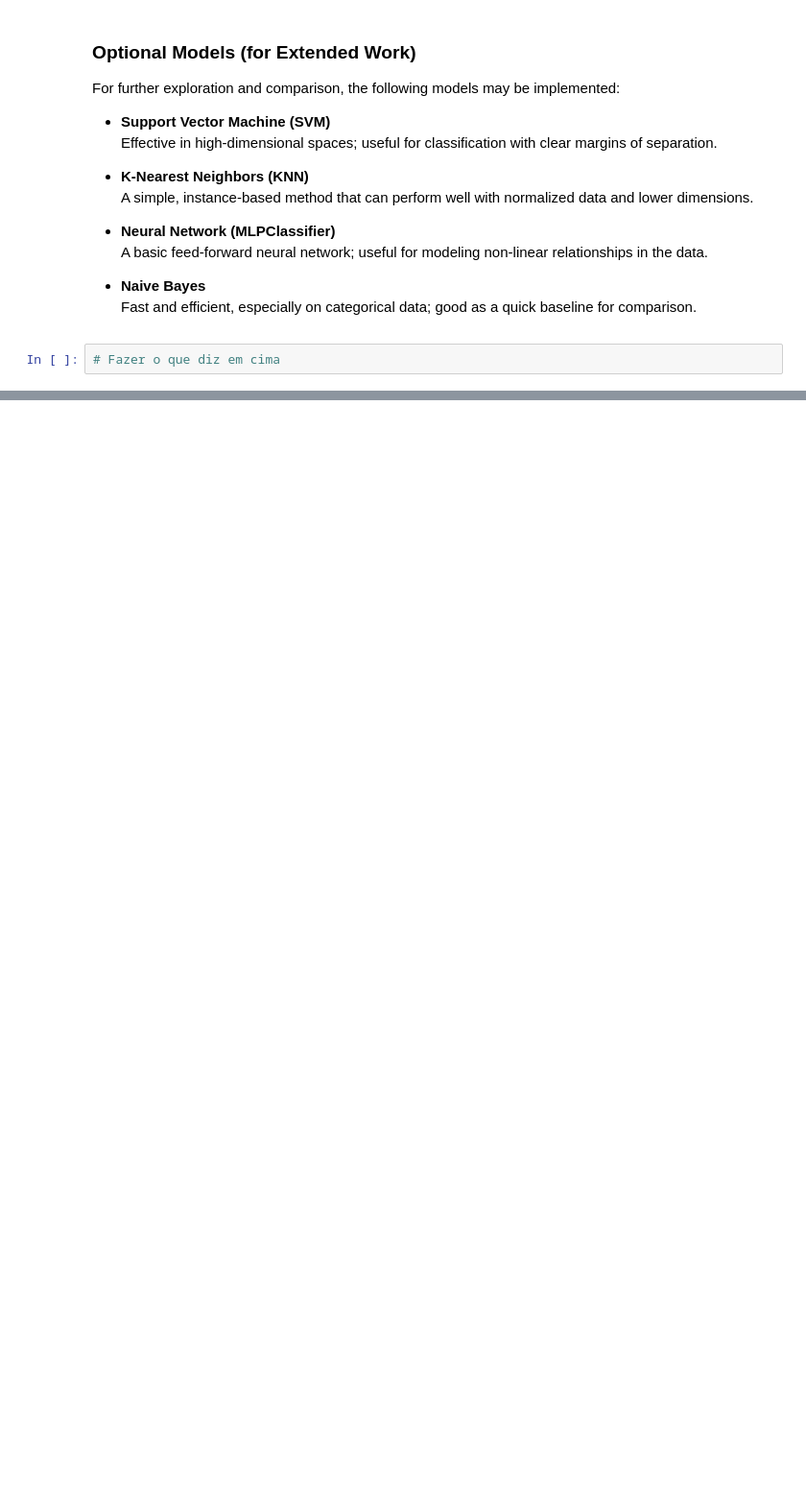
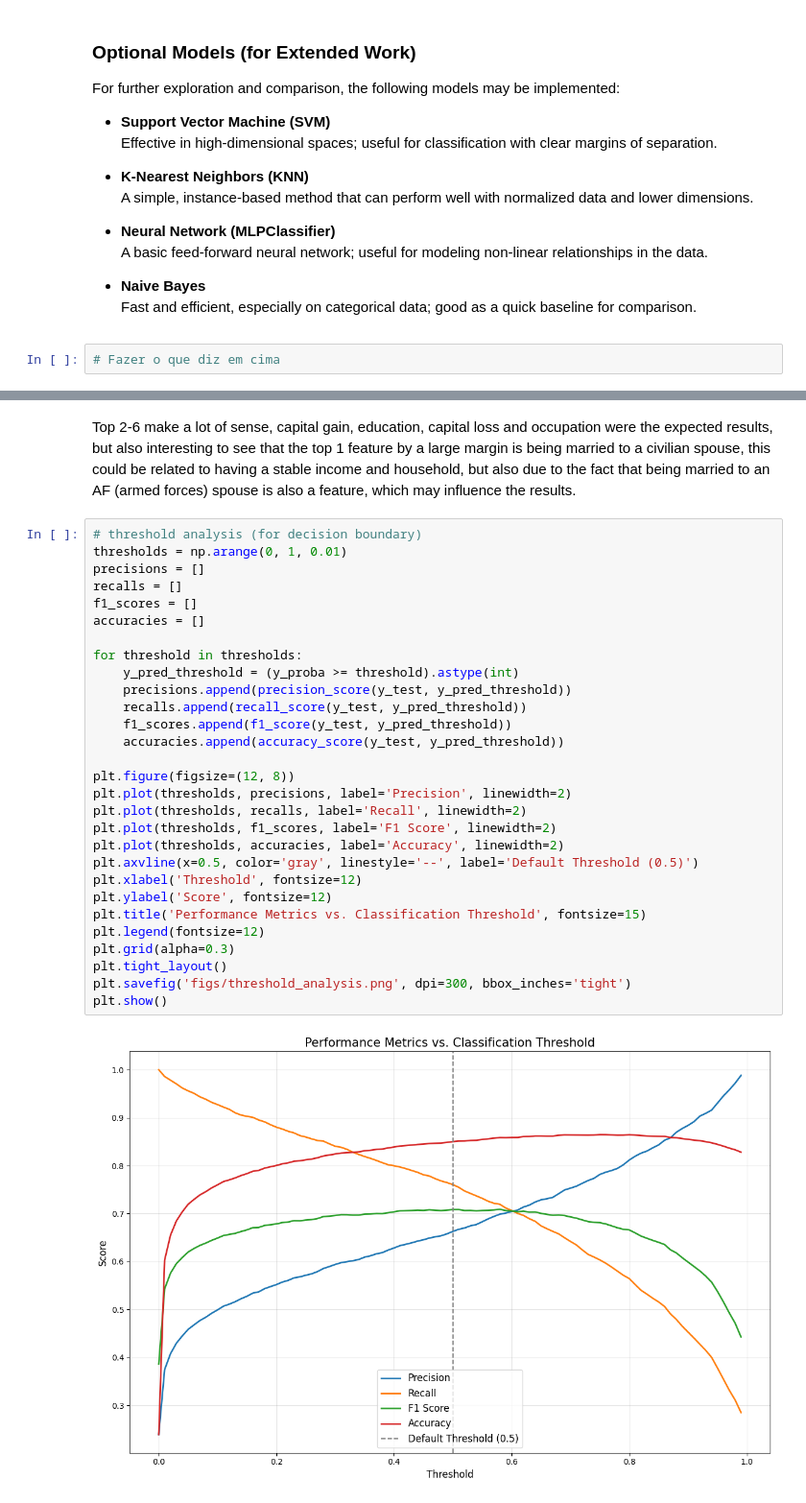
Before and after one commit to xHuGODx/TAA-Project, a Jupyter notebook: adult_dataset.ipynb, the cells around one changed output, grey strips where cells are left out. Shown at 96% size. Saved outputs shown, nothing was run; the diff lists cells and outputs as text; blank space fills up the shorter version.

```diff
--- a/adult_dataset.ipynb
+++ b/adult_dataset.ipynb
@@ -1853,0 +1972,33 @@ For further exploration and comparison, the following models may be implemented:
+# %% [markdown]
+Top 2-6 make a lot of sense, capital gain, education, capital loss and occupation were the expected results, but also interesting to see that the top 1 feature by a large margin is being married to a civilian spouse, this could be related to having a stable income and household, but also due to the fact that being married to an AF (armed forces) spouse is also a feature, which may influence the results.
+# %%
+# threshold analysis (for decision boundary)
+thresholds = np.arange(0, 1, 0.01)
+precisions = []
+recalls = []
+f1_scores = []
+accuracies = []
+
+for threshold in thresholds:
+    y_pred_threshold = (y_proba >= threshold).astype(int)
+    precisions.append(precision_score(y_test, y_pred_threshold))
+    recalls.append(recall_score(y_test, y_pred_threshold))
+    f1_scores.append(f1_score(y_test, y_pred_threshold))
+    accuracies.append(accuracy_score(y_test, y_pred_threshold))
+
+plt.figure(figsize=(12, 8))
+plt.plot(thresholds, precisions, label='Precision', linewidth=2)
+plt.plot(thresholds, recalls, label='Recall', linewidth=2)
+plt.plot(thresholds, f1_scores, label='F1 Score', linewidth=2)
+plt.plot(thresholds, accuracies, label='Accuracy', linewidth=2)
+plt.axvline(x=0.5, color='gray', linestyle='--', label='Default Threshold (0.5)')
+plt.xlabel('Threshold', fontsize=12)
+plt.ylabel('Score', fontsize=12)
+plt.title('Performance Metrics vs. Classification Threshold', fontsize=15)
+plt.legend(fontsize=12)
+plt.grid(alpha=0.3)
+plt.tight_layout()
+plt.savefig('figs/threshold_analysis.png', dpi=300, bbox_inches='tight')
+plt.show()
+# %% [output]
+[figure, added]
```
Also changed, not shown: parts of 35 cells of this notebook, 5 other files.
